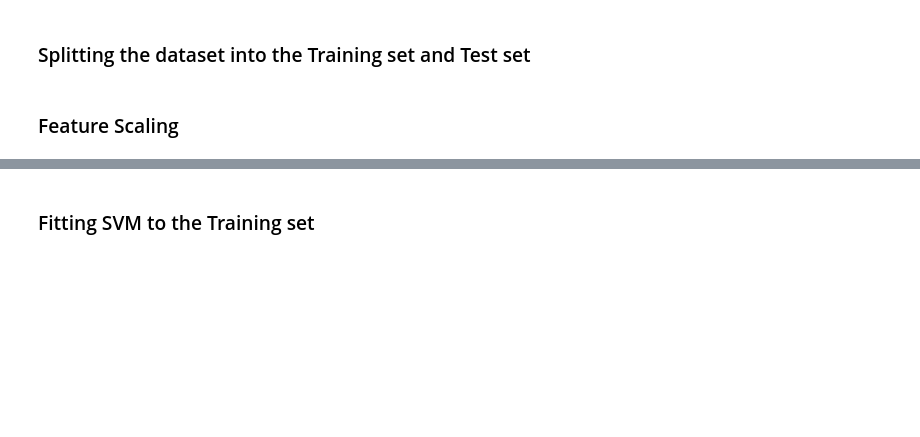
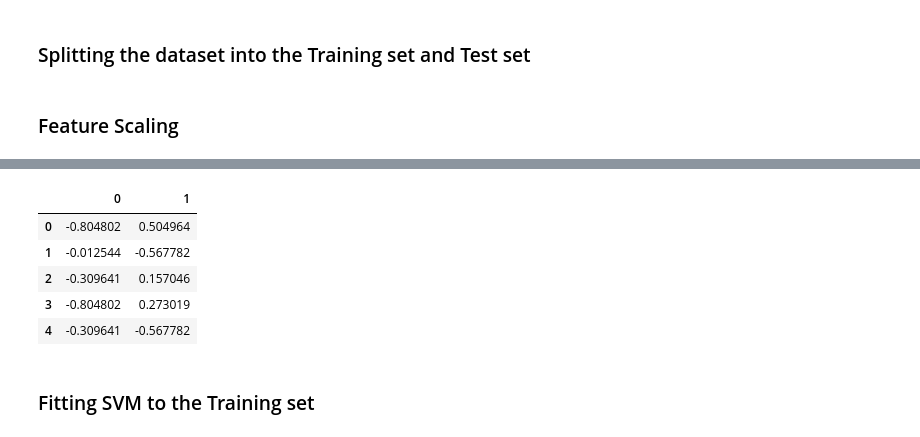
Before and after one commit to snowflakedong/107-1_Python_Project, a Jupyter notebook: Week_7/Class_Customers.ipynb, the cells around one changed output, grey strips where cells are left out. Saved outputs shown, nothing was run; the diff lists cells and outputs as text; code cells hidden in the pictures; blank space fills up the shorter version.

```diff
--- a/Week_7/Class_Customers.ipynb
+++ b/Week_7/Class_Customers.ipynb
@@ -53,3 +60,13 @@ X_test = sc.transform(X_test)
+# %%
+X_test = sc.transform(X_test)
+pd.DataFrame(X_test).head()
+# %% [output]
+|  | 0 | 1 |
+| 0 | -0.804802 | 0.504964 |
+| 1 | -0.012544 | -0.567782 |
+| 2 | -0.309641 | 0.157046 |
+| 3 | -0.804802 | 0.273019 |
+| 4 | -0.309641 | -0.567782 |
 # %% [markdown]
 ### Fitting SVM to the Training set
 # %%
```
Also changed, not shown: parts of 4 cells of this notebook, 1 other file.
